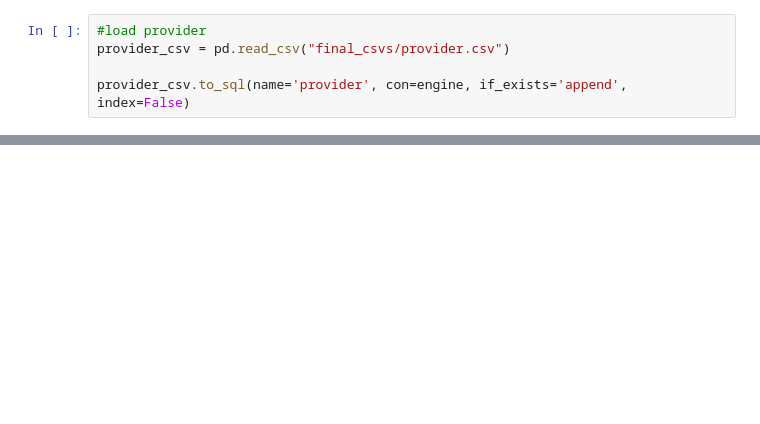
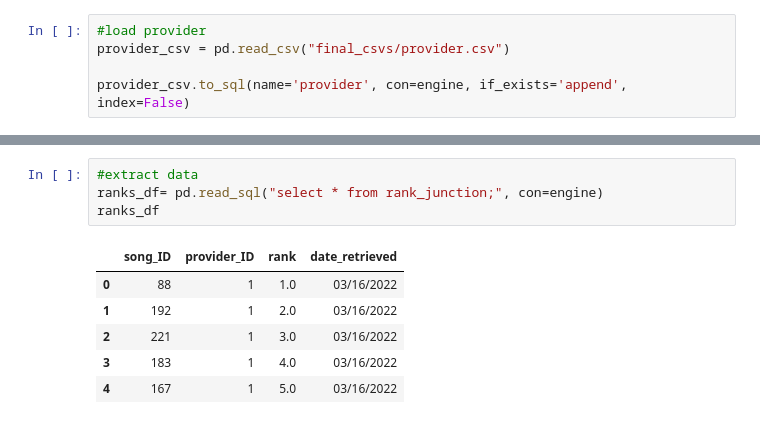
Before and after one commit to alvessab/project2_top_charts, a Jupyter notebook: load.ipynb, the cells around one changed output, grey strips where cells are left out. Saved outputs shown, nothing was run; the diff lists cells and outputs as text; blank space fills up the shorter version.

```diff
--- a/load.ipynb
+++ b/load.ipynb
@@ -155,0 +192,11 @@ songs_df.head()
+# %%
+#extract data
+ranks_df= pd.read_sql("select * from rank_junction;", con=engine)
+ranks_df
+# %% [output]
+|  | song_ID | provider_ID | rank | date_retrieved |
+| 0 | 88 | 1 | 1.0 | 03/16/2022 |
+| 1 | 192 | 1 | 2.0 | 03/16/2022 |
+| 2 | 221 | 1 | 3.0 | 03/16/2022 |
+| 3 | 183 | 1 | 4.0 | 03/16/2022 |
+| 4 | 167 | 1 | 5.0 | 03/16/2022 |
```
Also changed, not shown: parts of 20 cells of this notebook, 8 other files.
